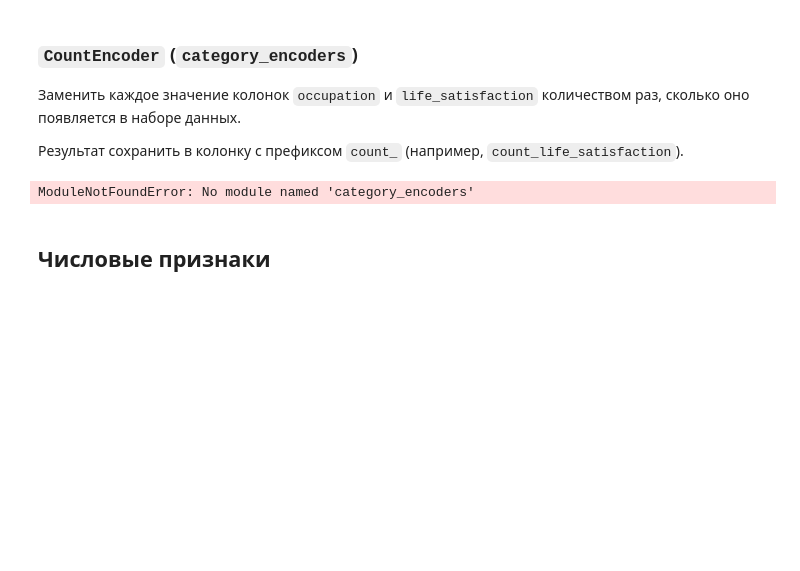
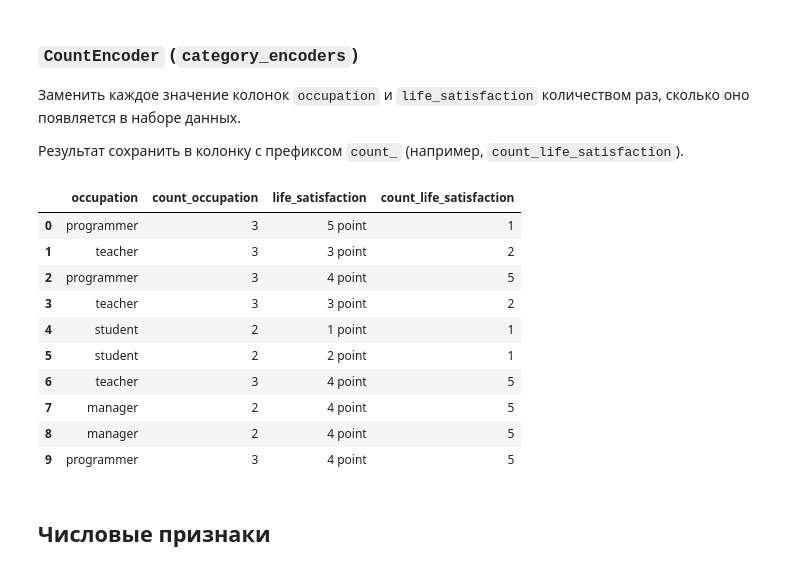
Before and after one commit to high-seeker/DS_HW, a Jupyter notebook: 04_feature_engineering.ipynb, the cells around one changed output. Drawn from its saved outputs; the diff is of its cells as text; code cells hidden in the pictures; blank space fills up the shorter version.

```diff
--- a/04_feature_engineering.ipynb
+++ b/04_feature_engineering.ipynb
@@ -531,15 +531,25 @@ dummies
 # %%
 import category_encoders as ce
 
 count_enc = ce.CountEncoder()
 
 count_encoded = count_enc.fit_transform(df[['occupation', 'life_satisfaction']])
-df = df.join(count_encoded.add_suffix("_count"))
+df = df.join(count_encoded.add_prefix("count_"))
 
-df[['occupation', 'occupation_count',
-    'life_satisfaction', 'life_satisfaction_count']]
+df[['occupation', 'count_occupation',
+    'life_satisfaction', 'count_life_satisfaction']]
 # %% [output]
-ModuleNotFoundError: No module named 'category_encoders'
+|  | occupation | count_occupation | life_satisfaction | count_life_satisfaction |
+| 0 | programmer | 3 | 5 point | 1 |
+| 1 | teacher | 3 | 3 point | 2 |
+| 2 | programmer | 3 | 4 point | 5 |
+| 3 | teacher | 3 | 3 point | 2 |
+| 4 | student | 2 | 1 point | 1 |
+| 5 | student | 2 | 2 point | 1 |
+| 6 | teacher | 3 | 4 point | 5 |
+| 7 | manager | 2 | 4 point | 5 |
+| 8 | manager | 2 | 4 point | 5 |
+| 9 | programmer | 3 | 4 point | 5 |
 # %% [markdown]
 ## Числовые признаки
 # %%
```
Also changed, not shown: parts of 7 cells of this notebook.
